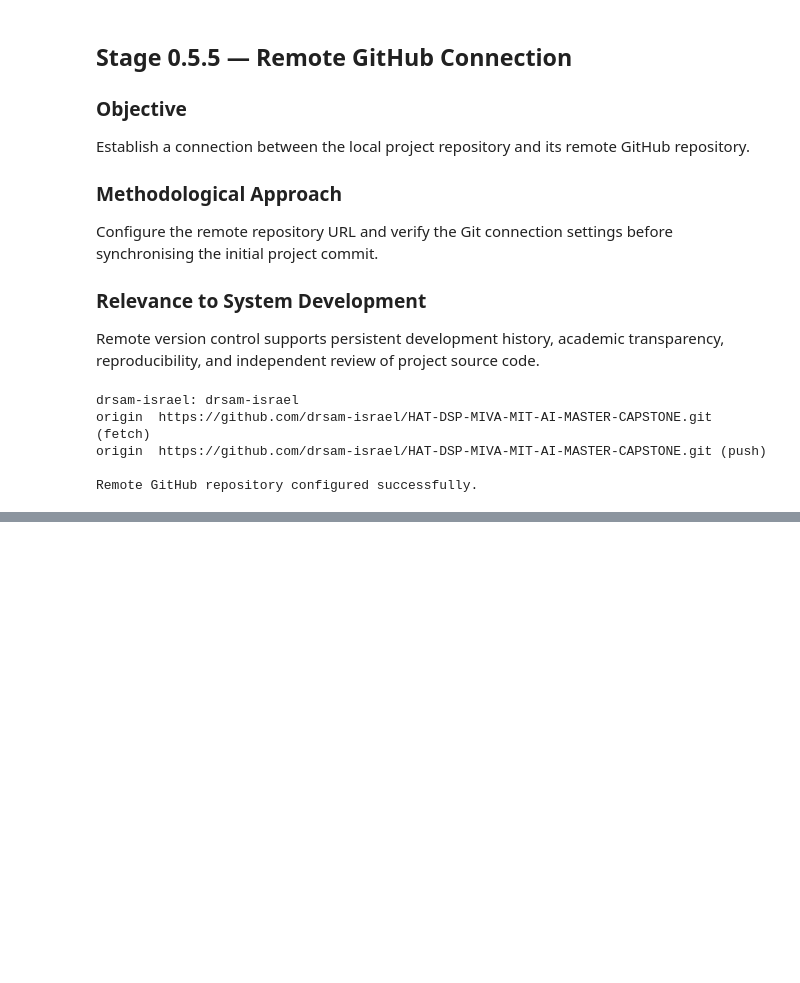
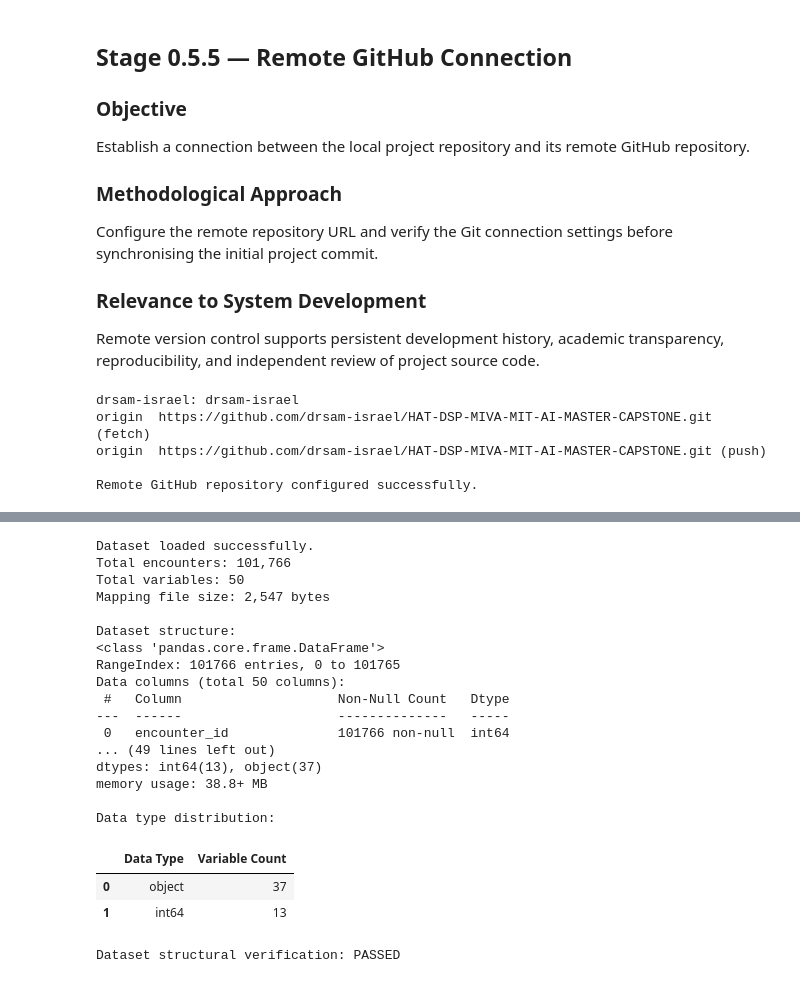
Before and after one commit to drsam-israel/HAT-DSP-MIVA-MIT-AI-MASTER-CAPSTONE, a Jupyter notebook: HAT_DSP_MIVA_MIT_AI_MASTER_CAPSTONE.ipynb, the cells around one changed output, grey strips where cells are left out. Cells and saved outputs as stored; diff of their text form; code cells hidden in the pictures; blank space fills up the shorter version.

Commit message:
Complete Stage 1: Dataset acquisition, integrity verification, and variable classification

```diff
--- a/HAT_DSP_MIVA_MIT_AI_MASTER_CAPSTONE.ipynb
+++ b/HAT_DSP_MIVA_MIT_AI_MASTER_CAPSTONE.ipynb
@@ -694,0 +818,72 @@ Remote GitHub repository configured successfully.
+# %%
+
+# Load the original clinical dataset
+df_raw = pd.read_csv(
+    DATASET_PATH,
+    keep_default_na=False,
+    low_memory=False
+)
+
+# Inspect dataset dimensions
+print("Dataset loaded successfully.")
+print(f"Total encounters: {df_raw.shape[0]:,}")
+print(f"Total variables: {df_raw.shape[1]}")
+
+# Verify expected dataset dimensions
+assert df_raw.shape == (101766, 50), (
+    "Unexpected dataset dimensions."
+)
+
+# Verify essential variables
+required_columns = [
+    "encounter_id",
+    "patient_nbr",
+    "readmitted"
+]
+
+assert all(
+    column in df_raw.columns
+    for column in required_columns
+), "Essential variables are missing."
+
+# Verify identifier mapping file
+assert MAPPING_PATH.stat().st_size > 0
+
+print(f"Mapping file size: {MAPPING_PATH.stat().st_size:,} bytes")
+
+# Inspect dataset structure
+print("\nDataset structure:")
+df_raw.info()
+
+# Summarise variable data types
+print("\nData type distribution:")
+display(
+    df_raw.dtypes.astype(str)
+    .value_counts()
+    .rename_axis("Data Type")
+    .reset_index(name="Variable Count")
+)
+
+print("\nDataset structural verification: PASSED")
+# %% [output]
+Dataset loaded successfully.
+Total encounters: 101,766
+Total variables: 50
+Mapping file size: 2,547 bytes
+
+Dataset structure:
+<class 'pandas.core.frame.DataFrame'>
+RangeIndex: 101766 entries, 0 to 101765
+Data columns (total 50 columns):
+ #   Column                    Non-Null Count   Dtype
+---  ------                    --------------   -----
+ 0   encounter_id              101766 non-null  int64
+... (49 lines left out)
+dtypes: int64(13), object(37)
+memory usage: 38.8+ MB
+
+Data type distribution:
+|  | Data Type | Variable Count |
+| 0 | object | 37 |
+| 1 | int64 | 13 |
+Dataset structural verification: PASSED
```
Also changed, not shown: parts of 9 cells of this notebook.
